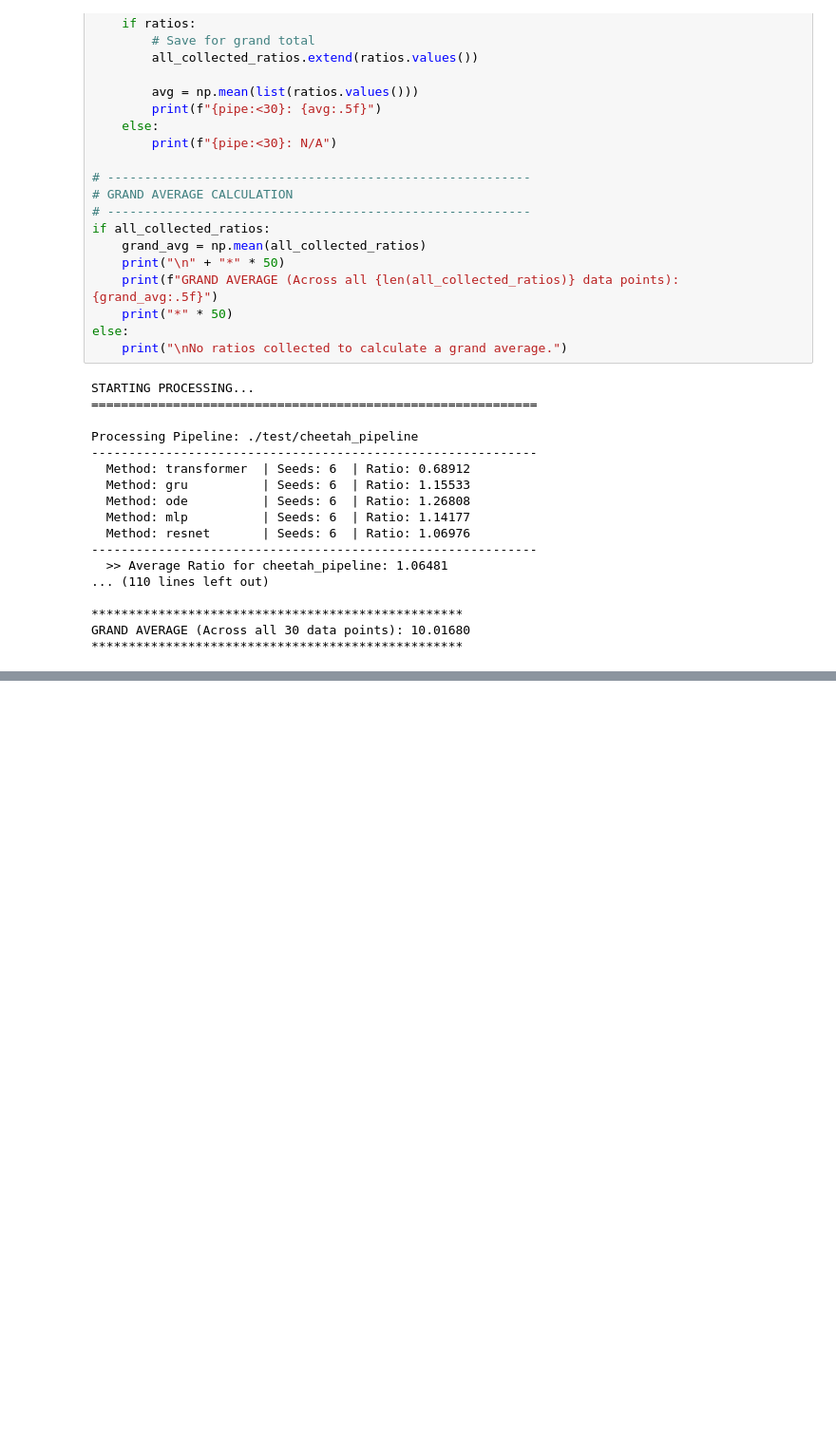
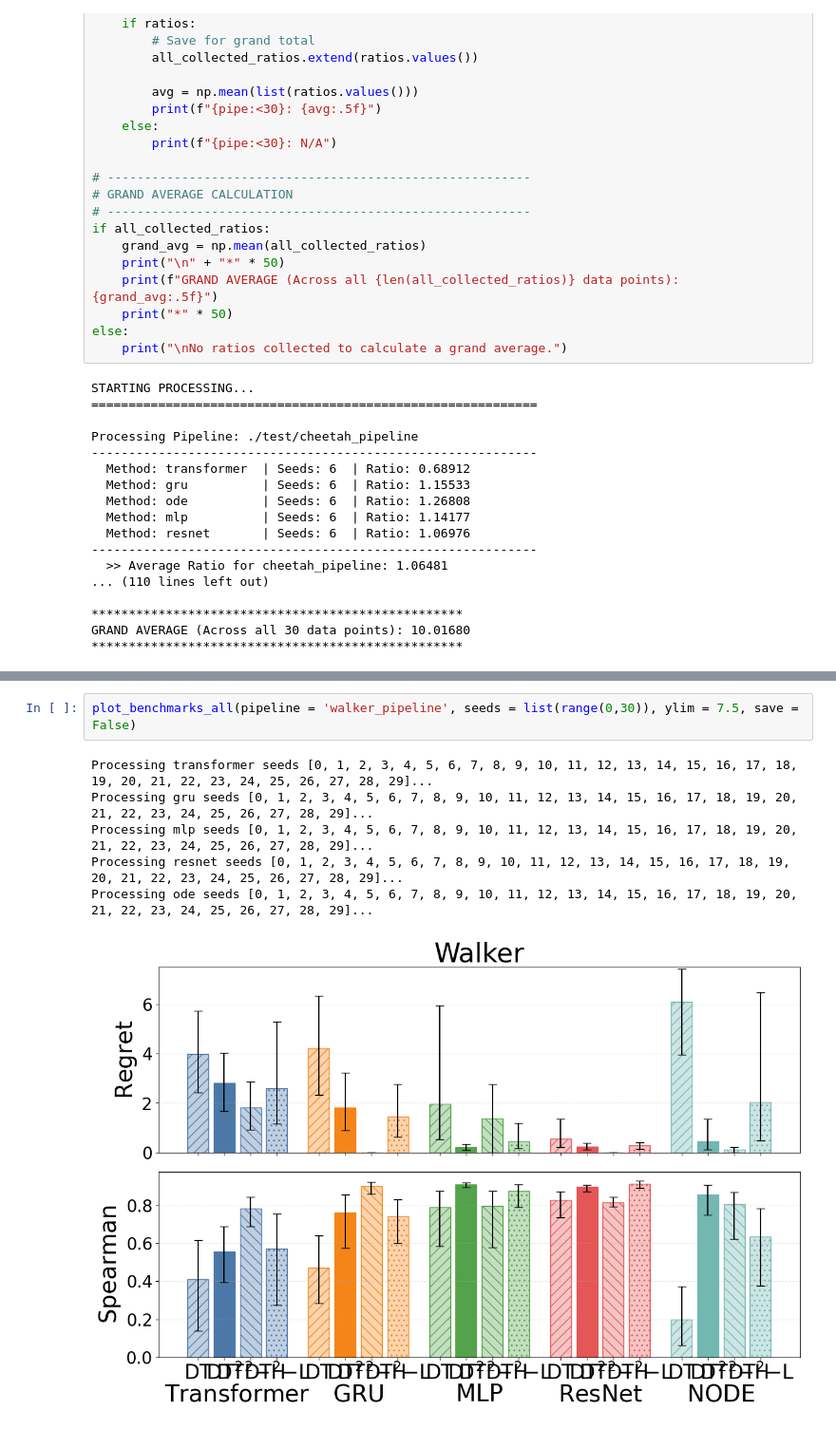
Before and after one commit to harrya32/DT2, a Jupyter notebook: results/results.ipynb, the cells around one changed output, grey strips where cells are left out. Shown at 95% size. Saved outputs shown, nothing was run; the diff lists cells and outputs as text; blank space fills up the shorter version.

```diff
--- a/results/results.ipynb
+++ b/results/results.ipynb
@@ -3849,0 +2619,9 @@ walker_pipeline           | resnet       | 0.5468    | 0.8286    | 0.2482    | 0
+# %%
+plot_benchmarks_all(pipeline = 'walker_pipeline', seeds = list(range(0,30)), ylim = 7.5, save = False)
+# %% [output]
+Processing transformer seeds [0, 1, 2, 3, 4, 5, 6, 7, 8, 9, 10, 11, 12, 13, 14, 15, 16, 17, 18, 19, 20, 21, 22, 23, 24, 25, 26, 27, 28, 29]...
+Processing gru seeds [0, 1, 2, 3, 4, 5, 6, 7, 8, 9, 10, 11, 12, 13, 14, 15, 16, 17, 18, 19, 20, 21, 22, 23, 24, 25, 26, 27, 28, 29]...
+Processing mlp seeds [0, 1, 2, 3, 4, 5, 6, 7, 8, 9, 10, 11, 12, 13, 14, 15, 16, 17, 18, 19, 20, 21, 22, 23, 24, 25, 26, 27, 28, 29]...
+Processing resnet seeds [0, 1, 2, 3, 4, 5, 6, 7, 8, 9, 10, 11, 12, 13, 14, 15, 16, 17, 18, 19, 20, 21, 22, 23, 24, 25, 26, 27, 28, 29]...
+Processing ode seeds [0, 1, 2, 3, 4, 5, 6, 7, 8, 9, 10, 11, 12, 13, 14, 15, 16, 17, 18, 19, 20, 21, 22, 23, 24, 25, 26, 27, 28, 29]...
+[figure, added]
```
Also changed, not shown: parts of 19 cells of this notebook, 18 other files.
